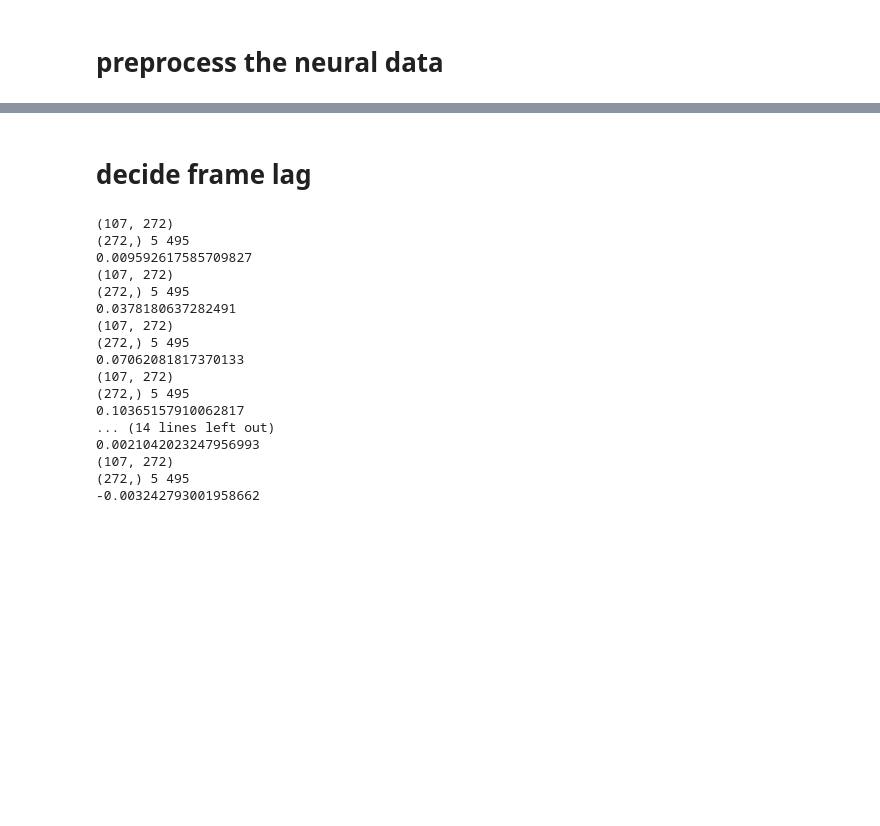
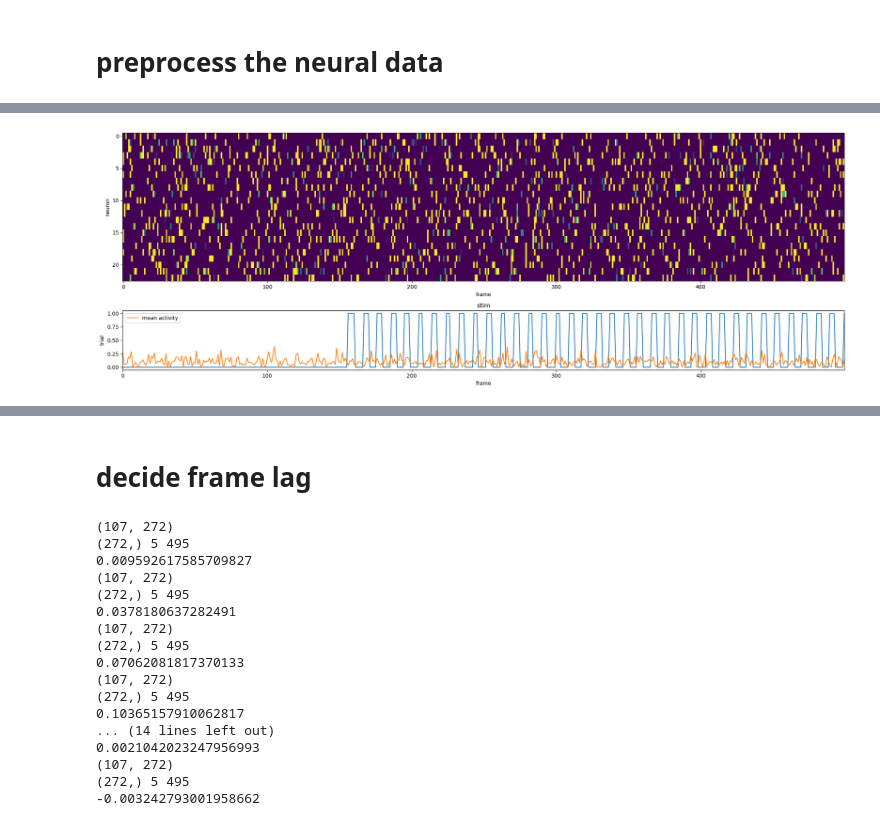
Before and after one commit to dufengtong/SuperiorColliculus, a Jupyter notebook: notebooks/load_sc_data.ipynb, the cells around one changed output, grey strips where cells are left out. Cells and saved outputs as stored; diff of their text form; code cells hidden in the pictures; blank space fills up the shorter version.

```diff
--- a/notebooks/load_sc_data.ipynb
+++ b/notebooks/load_sc_data.ipynb
@@ -147,0 +205,19 @@ print(spks.shape, spks.min(), spks.max())
+# %%
+raw_spks.shape
+fig, ax = plt.subplots(2, 1, figsize=(20, 7), height_ratios=[5, 2])
+trange = np.arange(1500, 2000)
+isort_neuron = np.argsort(test_fev)
+ax[0].imshow(raw_spks[isort_neuron][:, trange], aspect='auto', vmin=0, vmax=5)
+ax[0].set_xlabel('frame')
+ax[0].set_ylabel('neuron')
+ax[1].plot(trial_flag[trange])
+ax[1].set_xlim(0, trange[-1]-trange[0])
+ax[1].set_xlabel('frame')
+ax[1].set_ylabel('trial')
+ax[1].set_title('stim')
+ax[1].plot(raw_spks[isort_neuron][:, trange].mean(axis=0) / 20, label='mean activity')
+ax[1].legend()
+# tight_layout automatically adjusts subplot params so that the subplot(s) fits in to the figure area.
+plt.tight_layout()
+# %% [output]
+[figure, added]
```
Also changed, not shown: parts of 24 cells of this notebook, 4 other files.
